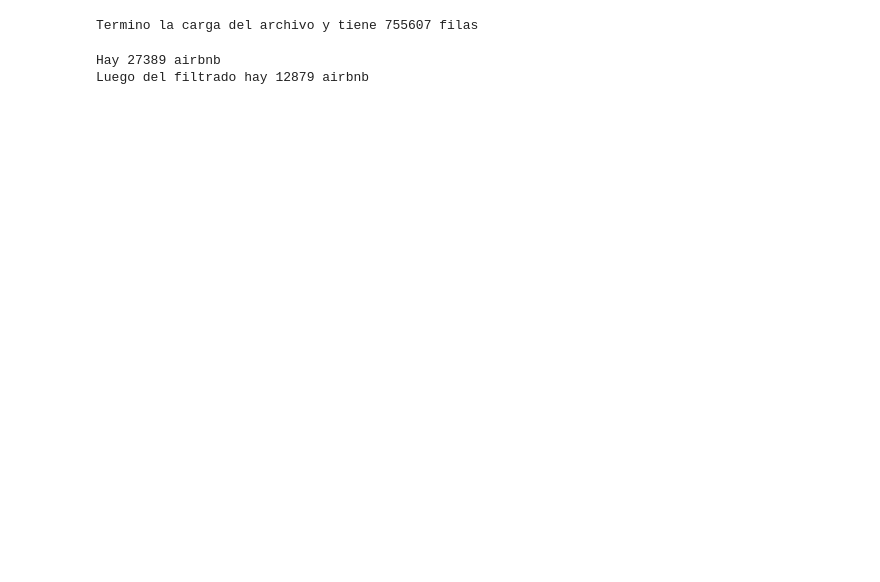
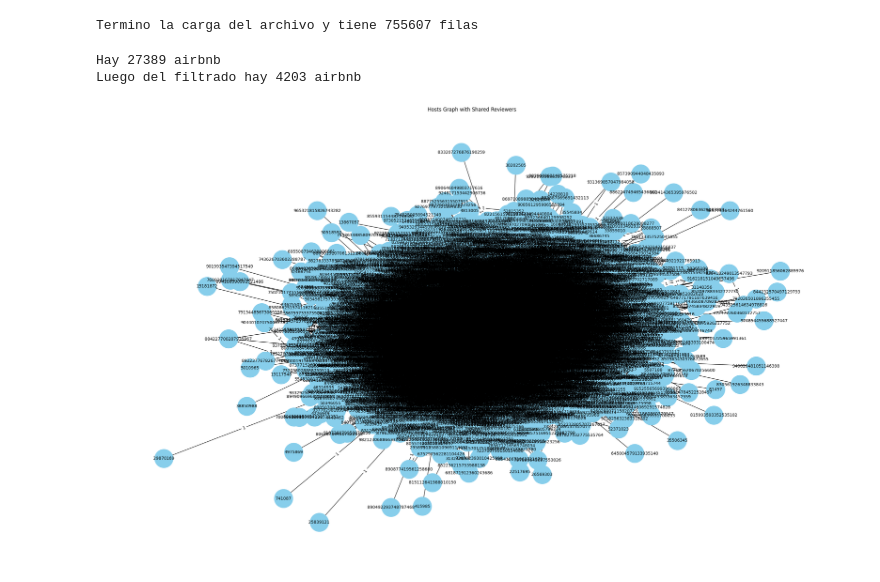
Before and after one commit to valeriarochab/tpfinal-tda2, a Jupyter notebook: main.ipynb, the cells around one changed output. Cells and saved outputs as stored; diff of their text form; code cells hidden in the pictures; blank space fills up the shorter version.

```diff
--- a/main.ipynb
+++ b/main.ipynb
@@ -26,9 +26,9 @@ print(f'Hay {len(host_reviewers.keys())} airbnb')
 
 hosts_to_exclude = []
 
-# Eliminar hosts que tenga menos de 5 reviews
+# Eliminar hosts que tenga menos de 50 reviews
 for host, reviews in host_reviewers.items():
-    if len(reviews) < 15:
+    if len(reviews) < 50:
         hosts_to_exclude.append(host)
 
 for host in hosts_to_exclude:
@@ -37,10 +37,13 @@ for host in hosts_to_exclude:
 print(f'Luego del filtrado hay {len(host_reviewers.keys())} airbnb')
 # %% [output]
 Hay 27389 airbnb
-Luego del filtrado hay 12879 airbnb
+Luego del filtrado hay 4203 airbnb
 # %%
+
+
 # Create an undirected graph
 G = nx.Graph()
+rows = []
 
 # Iterate through the hosts and their reviewers
 for host1, reviewers1 in host_reviewers.items():
@@ -51,3 +54,4 @@ for host1, reviewers1 in host_reviewers.items():
             if shared_reviewers > 0:
                 # Add an edge between the hosts with the weight equal to the number of shared reviewers
                 G.add_edge(host1, host2, weight=shared_reviewers)
+                rows.append((host1, host2, shared_reviewers))
@@ -54,10 +66,12 @@ for host1, reviewers1 in host_reviewers.items():
 # %%
 # Plot the graph
-plt.figure(figsize=(10, 6))
+plt.figure(figsize=(25, 15))
 pos = nx.spring_layout(G)  # Positions for all nodes
 nx.draw(G, pos, with_labels=True, node_size=2000, node_color='skyblue', font_size=10)
 # Draw edge labels
 edge_labels = nx.get_edge_attributes(G, 'weight')
 nx.draw_networkx_edge_labels(G, pos, edge_labels=edge_labels)
 plt.title('Hosts Graph with Shared Reviewers')
 plt.show()
+# %% [output]
+[figure, added]
```
Also changed, not shown: parts of 1 cell of this notebook.
